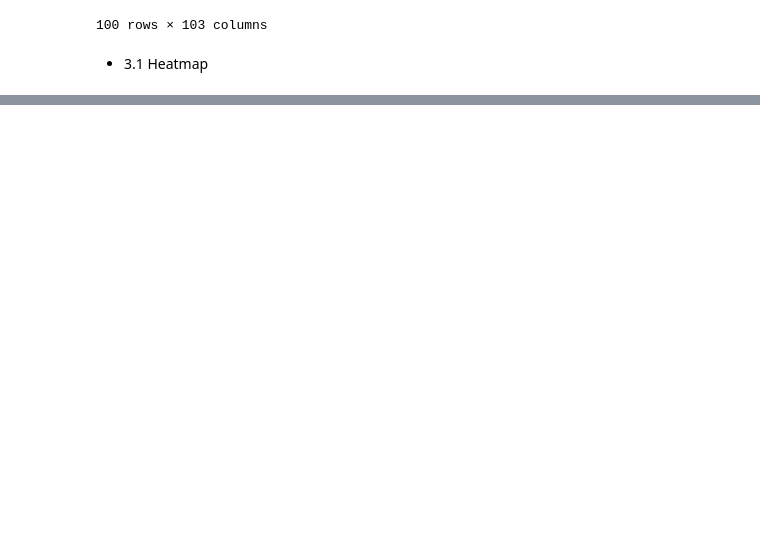
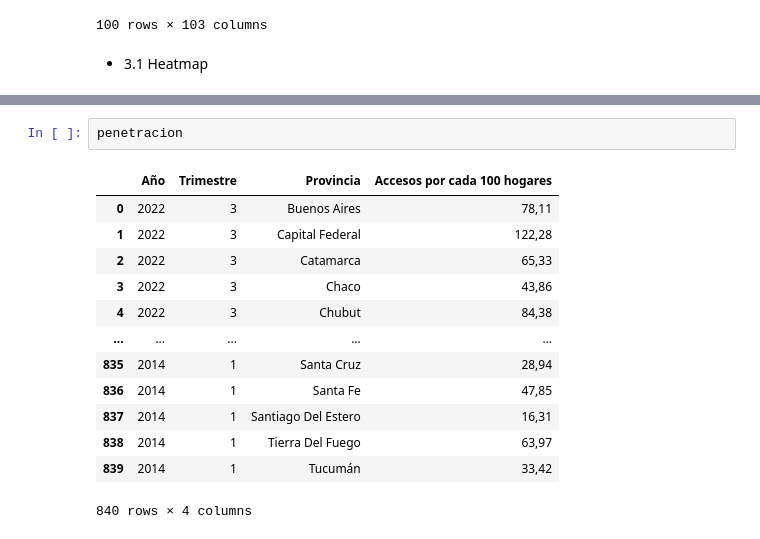
Before and after one commit to EmilianoEmanuelSosa/PI_DA_Data-visualization, a Jupyter notebook: EDA_ETL/EDA.ipynb, the cells around one changed output, grey strips where cells are left out. Cells and saved outputs as stored; diff of their text form; blank space fills up the shorter version.

```diff
--- a/EDA_ETL/EDA.ipynb
+++ b/EDA_ETL/EDA.ipynb
@@ -159,0 +190,16 @@ plt.show()
+# %%
+penetracion
+# %% [output]
+|  | Año | Trimestre | Provincia | Accesos por cada 100 hogares |
+| 0 | 2022 | 3 | Buenos Aires | 78,11 |
+| 1 | 2022 | 3 | Capital Federal | 122,28 |
+| 2 | 2022 | 3 | Catamarca | 65,33 |
+| 3 | 2022 | 3 | Chaco | 43,86 |
+| 4 | 2022 | 3 | Chubut | 84,38 |
+| ... | ... | ... | ... | ... |
+| 835 | 2014 | 1 | Santa Cruz | 28,94 |
+| 836 | 2014 | 1 | Santa Fe | 47,85 |
+| 837 | 2014 | 1 | Santiago Del Estero | 16,31 |
+| 838 | 2014 | 1 | Tierra Del Fuego | 63,97 |
+| 839 | 2014 | 1 | Tucumán | 33,42 |
+840 rows × 4 columns
```
Also changed, not shown: parts of 14 cells of this notebook, 6 other files.
